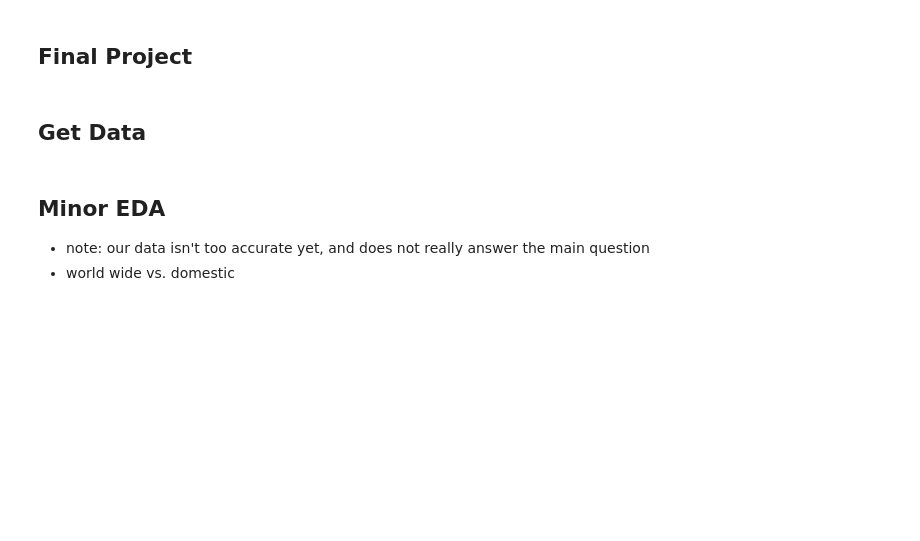
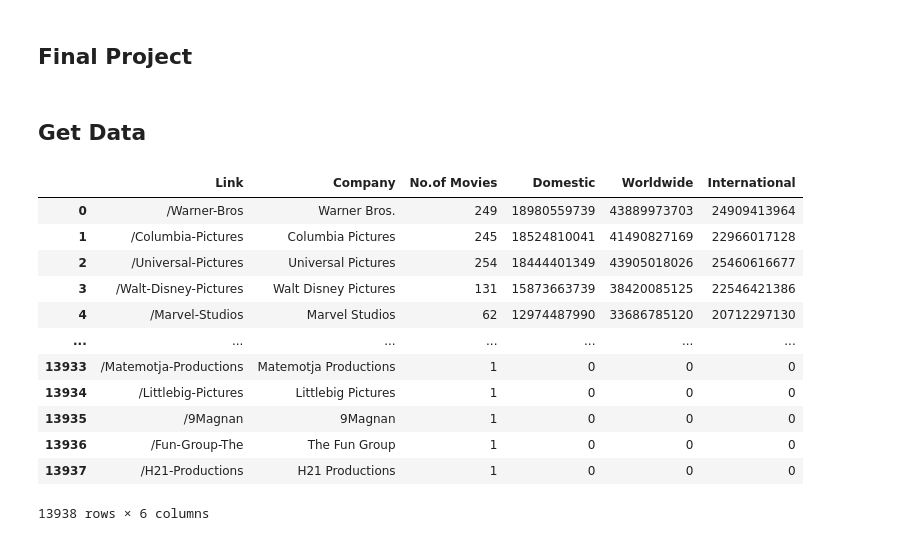
Before and after one commit to PeregoyM/The-Film-Project, a Jupyter notebook: The Film Project.ipynb, the cells around one changed output. Drawn from its saved outputs; the diff is of its cells as text; code cells hidden in the pictures; blank space fills up the shorter version.

```diff
--- a/The Film Project.ipynb
+++ b/The Film Project.ipynb
@@ -14,30 +14,40 @@ from datetime import datetime as dt     # manipulating datetime types
 # %%
 # this requests the data on Movie Production Companies sorted by Worldwide Box Office, high->low
 num_url = 'https://www.the-numbers.com/movies/production-companies/#production_companies_overview=od3'
 num_rq = rq.get(num_url)
 num_soup = soup(num_rq.text, 'lxml') # use 'lxml' instead of 'html.parser' -> problems avoided
 
 ls = []                           # for storing entries and will be converted to data frame
 body = num_soup.find('tbody')     # find beginning of useful data
 trs = body.findAll('tr')          # extract all html <tbody> row entries
 for entry in trs:                 # each row
     a = entry.find('a')['href']   # find link of each production company -> used to get all movies later
     a = a[26:]                    # remove excessive URL information -> hard code is ugly, but more concise
     x = entry.text.split('\n')    # get all entry data -> company name, movies made, US Boxoffice, Worldwide
-    x = x[1:len(x)-1]             # trim data of two empty entries
+    x = x[1:-1]             # trim data of two empty entries
     r = [a]                       # it has to be like this... even the separate rows
     r.extend(x)
     ls.append(r)                  # try to clearn this before final submission
 
 numbers = pd.DataFrame(ls, columns=['Link','Company','No.of Movies','Domestic','Worldwide']) # create data frame
 
 # Clean Data :
 # - use regex to convert Number's format to int
 # - compute International Box Office by subtracting Worldwide from Domestic
 numbers[numbers.columns[3:]] = numbers[numbers.columns[3:]].replace(r'[$,*]', '', regex=True).astype(int)
 numbers['International'] = numbers['Worldwide'] - numbers['Domestic'] # compute US-International Box Office
+display(numbers)
+# %% [output]
+|  | Link | Company | No.of Movies | Domestic | Worldwide | International |
+| 0 | /Warner-Bros | Warner Bros. | 249 | 18980559739 | 43889973703 | 24909413964 |
+| 1 | /Columbia-Pictures | Columbia Pictures | 245 | 18524810041 | 41490827169 | 22966017128 |
+| 2 | /Universal-Pictures | Universal Pictures | 254 | 18444401349 | 43905018026 | 25460616677 |
+| 3 | /Walt-Disney-Pictures | Walt Disney Pictures | 131 | 15873663739 | 38420085125 | 22546421386 |
+| 4 | /Marvel-Studios | Marvel Studios | 62 | 12974487990 | 33686785120 | 20712297130 |
+| ... | ... | ... | ... | ... | ... | ... |
+| 13933 | /Matemotja-Productions | Matemotja Productions | 1 | 0 | 0 | 0 |
+| 13934 | /Littlebig-Pictures | Littlebig Pictures | 1 | 0 | 0 | 0 |
+| 13935 | /9Magnan | 9Magnan | 1 | 0 | 0 | 0 |
+| 13936 | /Fun-Group-The | The Fun Group | 1 | 0 | 0 | 0 |
+| 13937 | /H21-Productions | H21 Productions | 1 | 0 | 0 | 0 |
+13938 rows × 6 columns
-# %% [markdown]
-## Minor EDA
-
-- note: our data isn't too accurate yet, and does not really answer the main question
-- world wide vs. domestic
```
Also changed, not shown: parts of 8 cells of this notebook.
